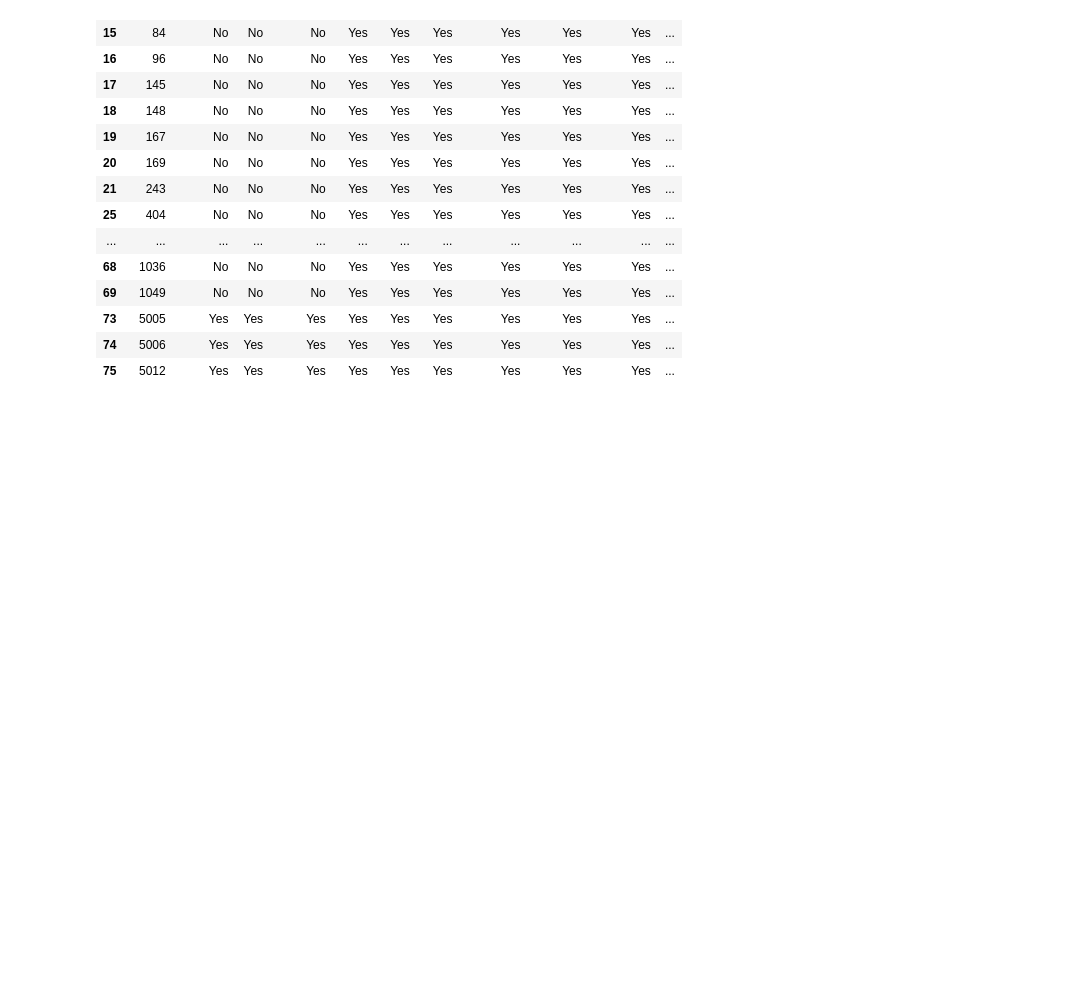
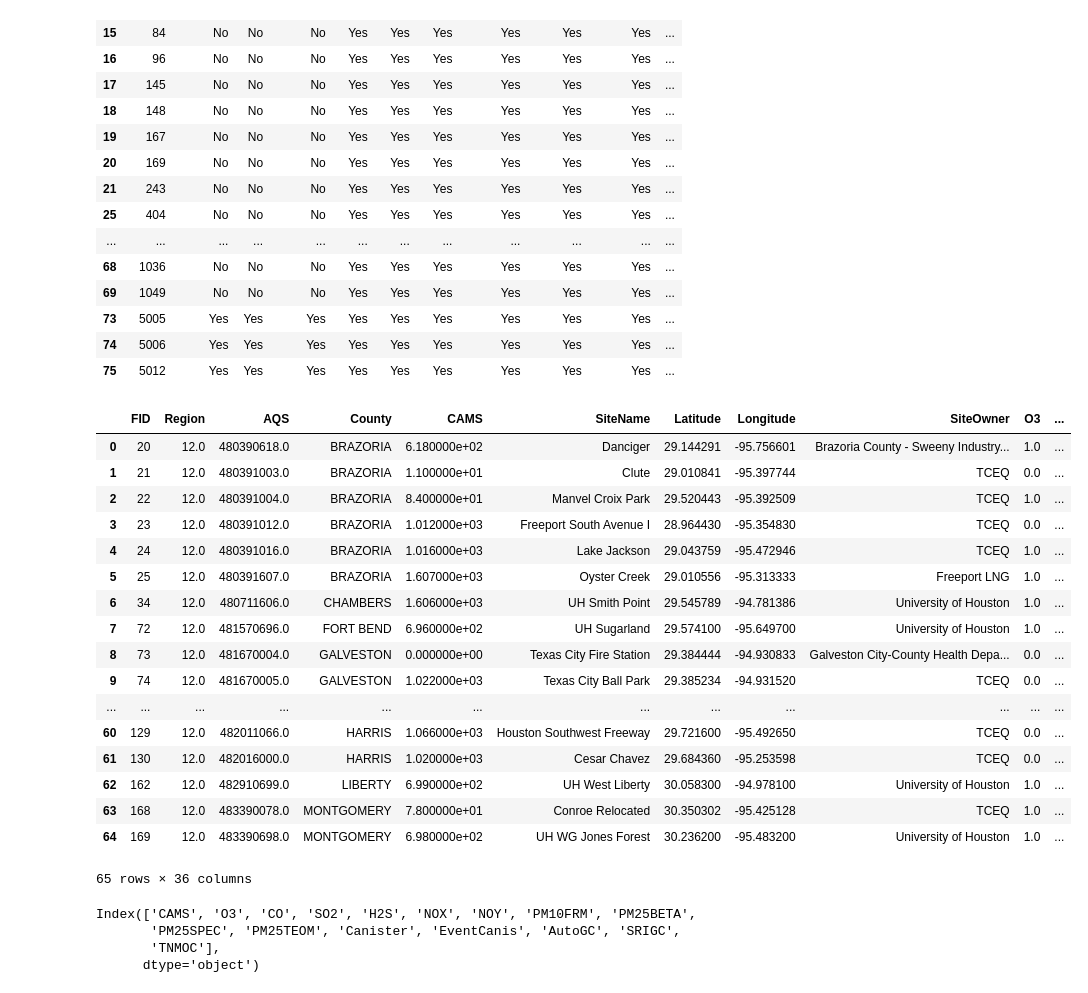
Before and after one commit to ARM-Development/TRACER, a Jupyter notebook: notebooks/TRACER_map.ipynb, the cells around one changed output. Cells and saved outputs as stored; diff of their text form; code cells hidden in the pictures; blank space fills up the shorter version.

```diff
--- a/notebooks/TRACER_map.ipynb
+++ b/notebooks/TRACER_map.ipynb
@@ -596,3 +641,24 @@ for i in range(df.shape[0]):
 
 # save the doc
 doc.save('../tables.docx')
+# %%
+df
+# %% [output]
+|  | FID | Region | AQS | County | CAMS | SiteName | Latitude | Longitude | SiteOwner | O3 | ... |
+| 0 | 20 | 12.0 | 480390618.0 | BRAZORIA | 6.180000e+02 | Danciger | 29.144291 | -95.756601 | Brazoria County - Sweeny Industry... | 1.0 | ... |
+| 1 | 21 | 12.0 | 480391003.0 | BRAZORIA | 1.100000e+01 | Clute | 29.010841 | -95.397744 | TCEQ | 0.0 | ... |
+| 2 | 22 | 12.0 | 480391004.0 | BRAZORIA | 8.400000e+01 | Manvel Croix Park | 29.520443 | -95.392509 | TCEQ | 1.0 | ... |
+| 3 | 23 | 12.0 | 480391012.0 | BRAZORIA | 1.012000e+03 | Freeport South Avenue I | 28.964430 | -95.354830 | TCEQ | 0.0 | ... |
+| 4 | 24 | 12.0 | 480391016.0 | BRAZORIA | 1.016000e+03 | Lake Jackson | 29.043759 | -95.472946 | TCEQ | 1.0 | ... |
+| 5 | 25 | 12.0 | 480391607.0 | BRAZORIA | 1.607000e+03 | Oyster Creek | 29.010556 | -95.313333 | Freeport LNG | 1.0 | ... |
+| 6 | 34 | 12.0 | 480711606.0 | CHAMBERS | 1.606000e+03 | UH Smith Point | 29.545789 | -94.781386 | University of Houston | 1.0 | ... |
+| 7 | 72 | 12.0 | 481570696.0 | FORT BEND | 6.960000e+02 | UH Sugarland | 29.574100 | -95.649700 | University of Houston | 1.0 | ... |
+| 8 | 73 | 12.0 | 481670004.0 | GALVESTON | 0.000000e+00 | Texas City Fire Station | 29.384444 | -94.930833 | Galveston City-County Health Depa... | 0.0 | ... |
+| 9 | 74 | 12.0 | 481670005.0 | GALVESTON | 1.022000e+03 | Texas City Ball Park | 29.385234 | -94.931520 | TCEQ | 0.0 | ... |
+| ... | ... | ... | ... | ... | ... | ... | ... | ... | ... | ... | ... |
+| 60 | 129 | 12.0 | 482011066.0 | HARRIS | 1.066000e+03 | Houston Southwest Freeway | 29.721600 | -95.492650 | TCEQ | 0.0 | ... |
+| 61 | 130 | 12.0 | 482016000.0 | HARRIS | 1.020000e+03 | Cesar Chavez | 29.684360 | -95.253598 | TCEQ | 0.0 | ... |
+| 62 | 162 | 12.0 | 482910699.0 | LIBERTY | 6.990000e+02 | UH West Liberty | 30.058300 | -94.978100 | University of Houston | 1.0 | ... |
+| 63 | 168 | 12.0 | 483390078.0 | MONTGOMERY | 7.800000e+01 | Conroe Relocated | 30.350302 | -95.425128 | TCEQ | 1.0 | ... |
+| 64 | 169 | 12.0 | 483390698.0 | MONTGOMERY | 6.980000e+02 | UH WG Jones Forest | 30.236200 | -95.483200 | University of Houston | 1.0 | ... |
+65 rows × 36 columns
@@ -598,0 +688,7 @@ doc.save('../tables.docx')
+# %%
+new_df.keys()
+# %% [output]
+Index(['CAMS', 'O3', 'CO', 'SO2', 'H2S', 'NOX', 'NOY', 'PM10FRM', 'PM25BETA',
+       'PM25SPEC', 'PM25TEOM', 'Canister', 'EventCanis', 'AutoGC', 'SRIGC',
+       'TNMOC'],
+      dtype='object')
```
Also changed, not shown: parts of 5 cells of this notebook, 1 other file.
